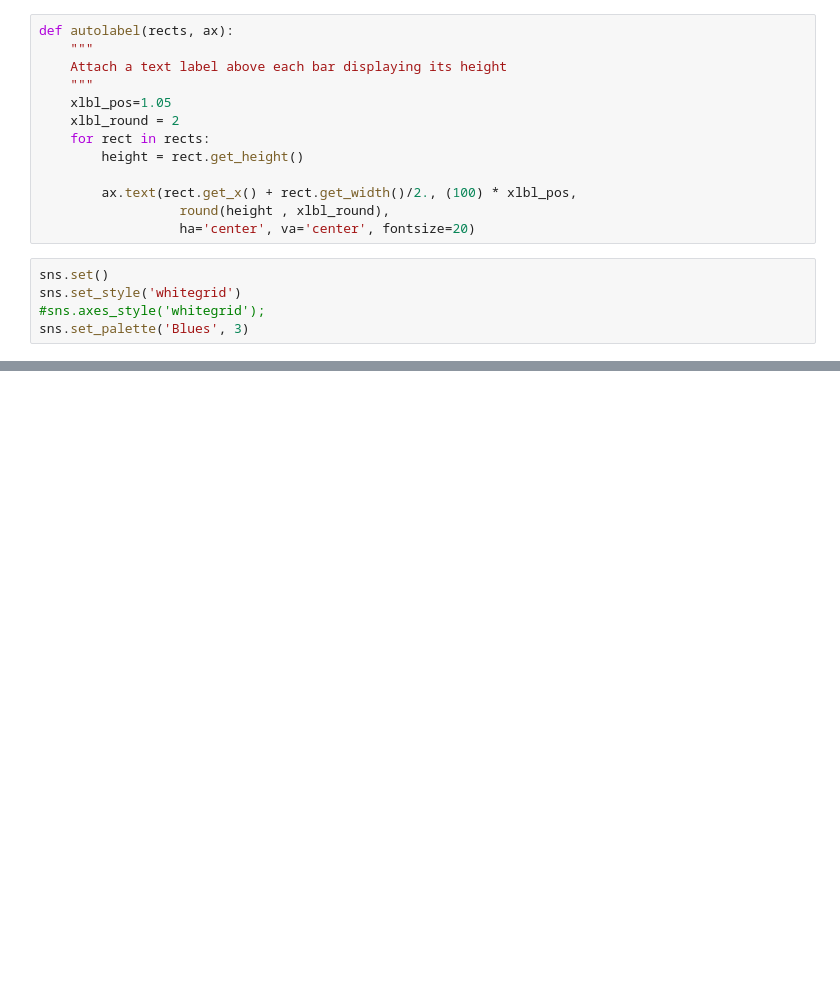
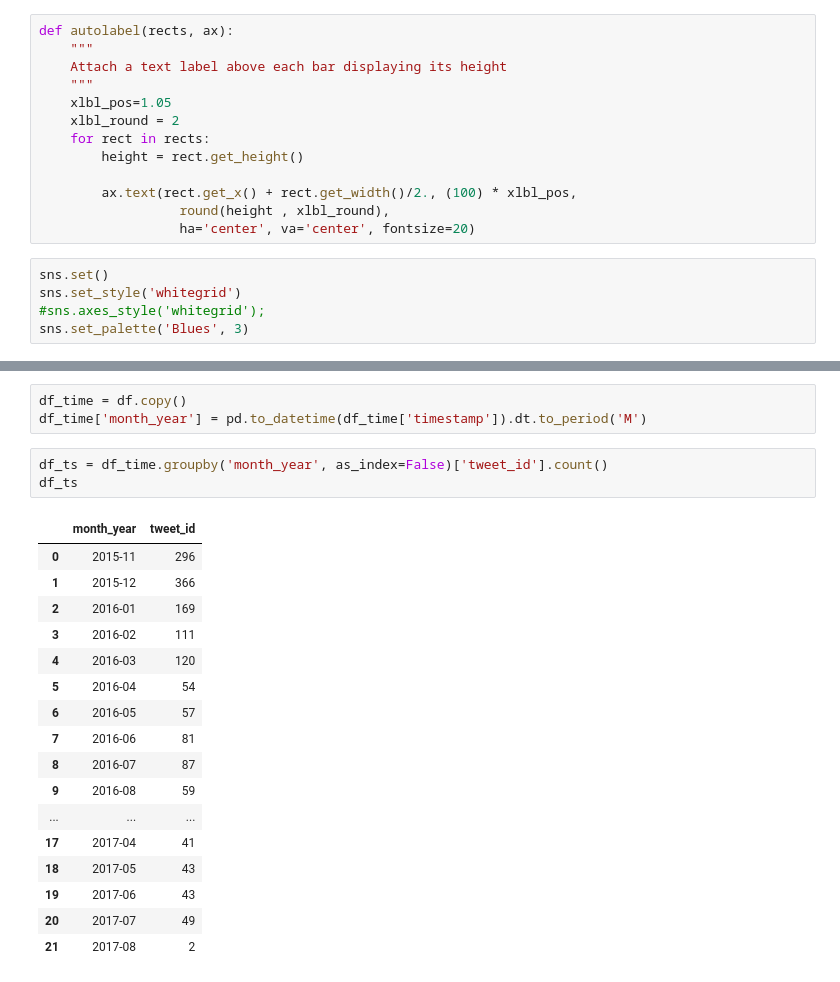
Before and after one commit to moosial/WrangleAndAnalyzeData, a Jupyter notebook: wrangle_act.ipynb, the cells around one changed output, grey strips where cells are left out. Cells and saved outputs as stored; diff of their text form; blank space fills up the shorter version.

```diff
--- a/wrangle_act.ipynb
+++ b/wrangle_act.ipynb
@@ -1408,0 +1466,24 @@ autolabel(axis, ax)
+# %%
+df_time = df.copy()
+df_time['month_year'] = pd.to_datetime(df_time['timestamp']).dt.to_period('M')
+# %%
+df_ts = df_time.groupby('month_year', as_index=False)['tweet_id'].count()
+df_ts
+# %% [output]
+|  | month_year | tweet_id |
+| 0 | 2015-11 | 296 |
+| 1 | 2015-12 | 366 |
+| 2 | 2016-01 | 169 |
+| 3 | 2016-02 | 111 |
+| 4 | 2016-03 | 120 |
+| 5 | 2016-04 | 54 |
+| 6 | 2016-05 | 57 |
+| 7 | 2016-06 | 81 |
+| 8 | 2016-07 | 87 |
+| 9 | 2016-08 | 59 |
+| ... | ... | ... |
+| 17 | 2017-04 | 41 |
+| 18 | 2017-05 | 43 |
+| 19 | 2017-06 | 43 |
+| 20 | 2017-07 | 49 |
+| 21 | 2017-08 | 2 |
```
Also changed, not shown: parts of 24 cells of this notebook, 3 other files.
